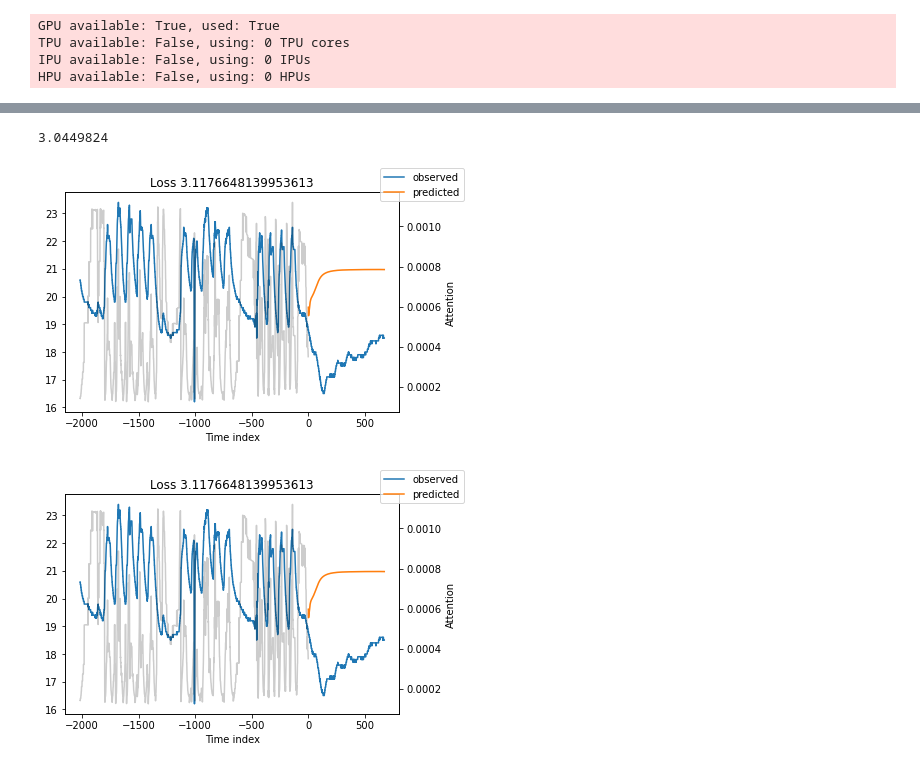
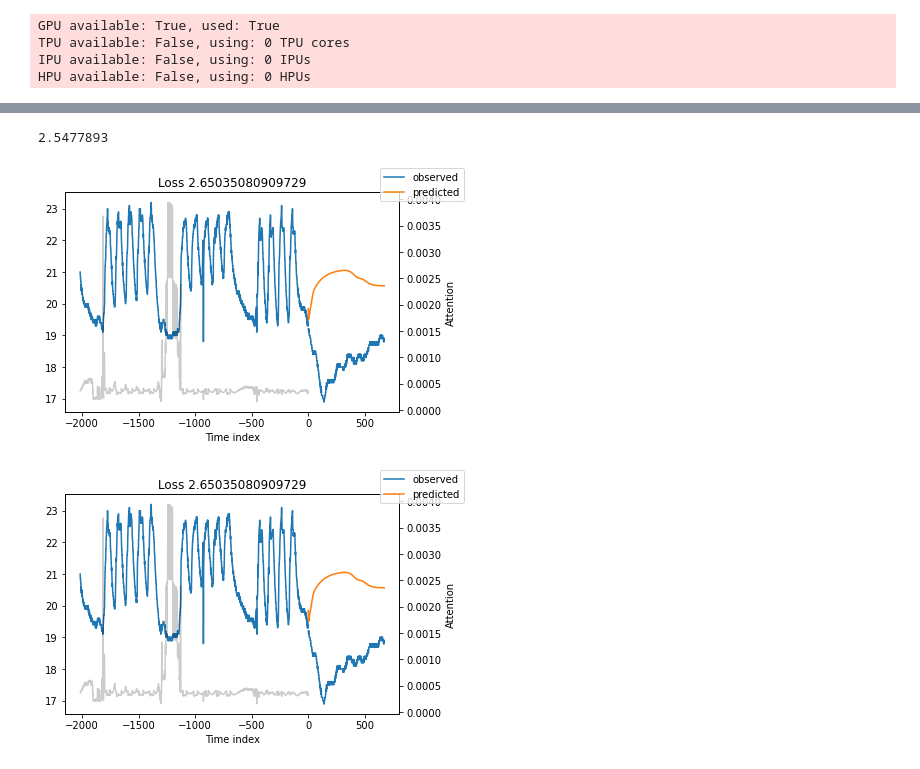
Before and after one commit to SwiftPredator/Phoenix-Contact-Hackathon-Project, a Jupyter notebook: prediction.ipynb, the cells around one changed output, grey strips where cells are left out. Saved outputs shown, nothing was run; the diff lists cells and outputs as text; code cells hidden in the pictures.

```diff
--- a/prediction.ipynb
+++ b/prediction.ipynb
@@ -121,7 +121,7 @@ from pytorch_forecasting.models.temporal_fusion_transformer.tuning import optimi
 # %%
 g = df.groupby("Room")
 split = [g.get_group(x) for x in g.groups]
-dfone = split[0].reset_index(drop=True)
+dfone = split[1].reset_index(drop=True)
 dfone["time_idx"] = dfone.index
 # %%
 print(dfone.columns)
@@ -261,15 +264,15 @@ LOCAL_RANK: 0 - CUDA_VISIBLE_DEVICES: [0]
 # %%
 from sklearn.metrics import mean_squared_error
 
-room1Model = TemporalFusionTransformer.load_from_checkpoint("lightning_logs/lightning_logs/version_13/checkpoints/epoch=16-step=850.ckpt")
+room1Model = TemporalFusionTransformer.load_from_checkpoint("lightning_logs/lightning_logs/version_14/checkpoints/epoch=38-step=1950.ckpt")
 
 actuals = torch.cat([y[0] for x, y in iter(val_dataloader)])
 predictions = room1Model.predict(val_dataloader)
 print(mean_squared_error(actuals, predictions, squared=False))
 
 raw_predictions, x = room1Model.predict(val_dataloader, mode="raw", return_x=True)
 room1Model.plot_prediction(x, raw_predictions, idx=0, add_loss_to_title=True)
 # %% [output]
-3.0449824
+2.5477893
-[figure, old version]
+[figure, new version]
-[figure, old version]
+[figure, new version]
```
Also changed, not shown: parts of 2 cells of this notebook, 27 other files.
